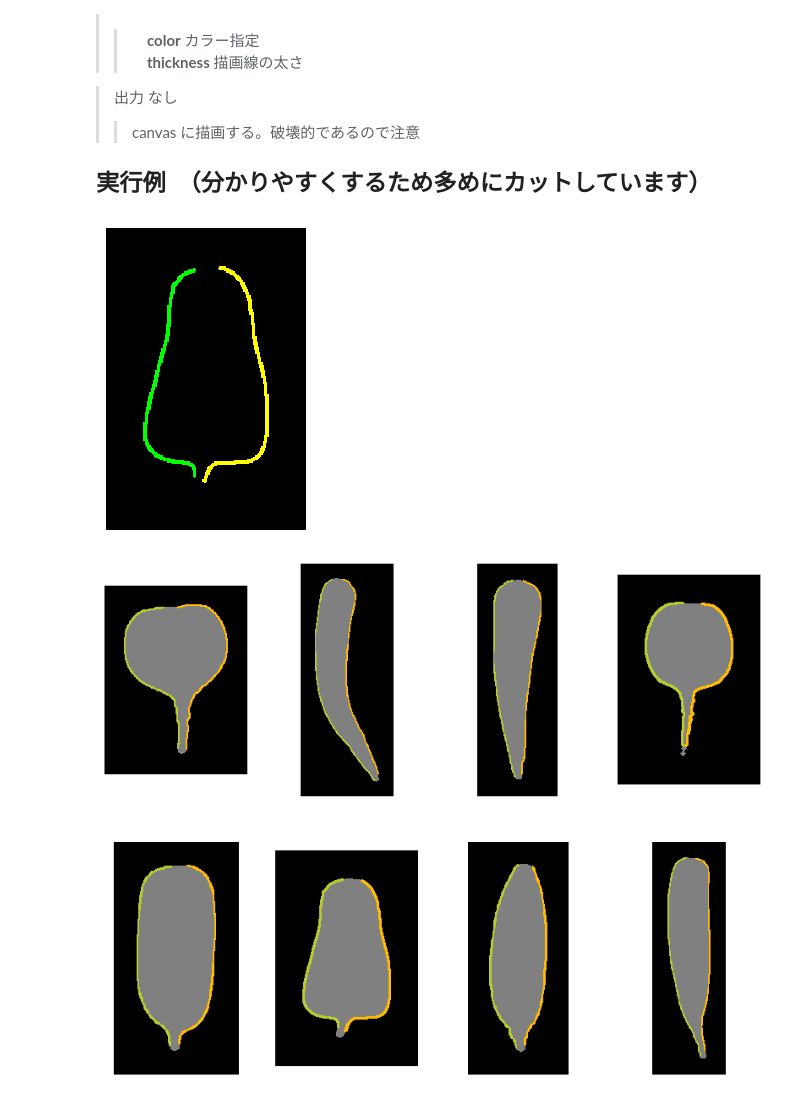
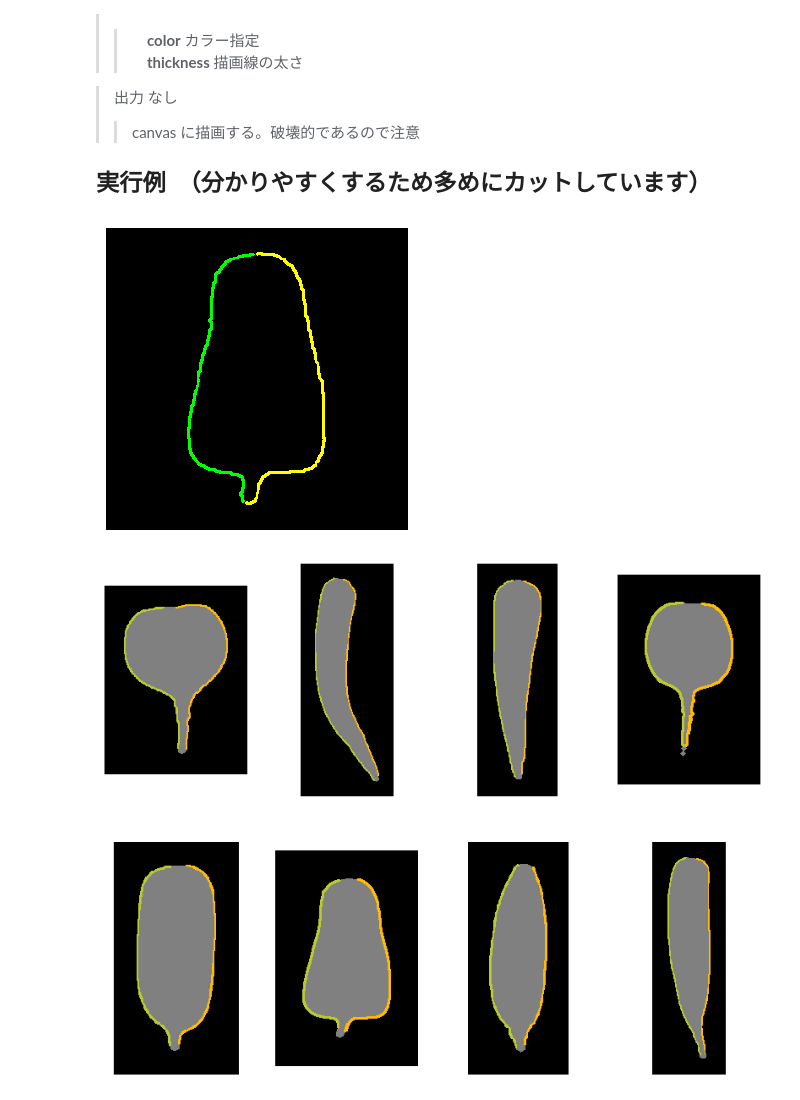
Before and after one commit to iciromaco/RadiShLab, a Jupyter notebook: N005_輪郭線の自動分割.ipynb, the cells around one changed output. Saved outputs shown, nothing was run; the diff lists cells and outputs as text; code cells hidden in the pictures.

```diff
--- a/N005_輪郭線の自動分割.ipynb
+++ b/N005_輪郭線の自動分割.ipynb
@@ -347,17 +357,17 @@ plottips(imgs[1],topCD=0.1,layout=122)
 
 ## 実行例　（分かりやすくするため多めにカットしています）
 # %%
-rdimg = imgs[6]
+rdimg = nimgs[6]
 # 輪郭線データを左右に分割
-conLeft,conRight = rd.getCntPairWithImg(rdimg,top=0.1,bottom=0.9,topCD=0.5,bottomCD=0.5,dtopdr=10,dbtmdr=10)
+conLeft,conRight = rd.getCntPairWithImg(rdimg,top=0.1,bottom=0.9,topCD=0.9,bottomCD=0.2,dtopdr=1,dbtmdr=1)
 
 canvas = cv2.cvtColor(np.zeros_like(rdimg) ,cv2.COLOR_GRAY2BGR)
 rd.drawContours(canvas,conLeft,color=(0,255,0),thickness=2)
 rd.drawContours(canvas,conRight,color=(0,255,255),thickness=2)
 plt.figure(dpi=100)
 rd.plotimg(canvas)
 # %% [output]
-[figure, old version]
+[figure, new version]
 # %%
 def getLR(rdimg,layout=111,thickness=1):
     # 輪郭線データを左右に分割
```
Also changed, not shown: parts of 9 cells of this notebook, 6 other files.
